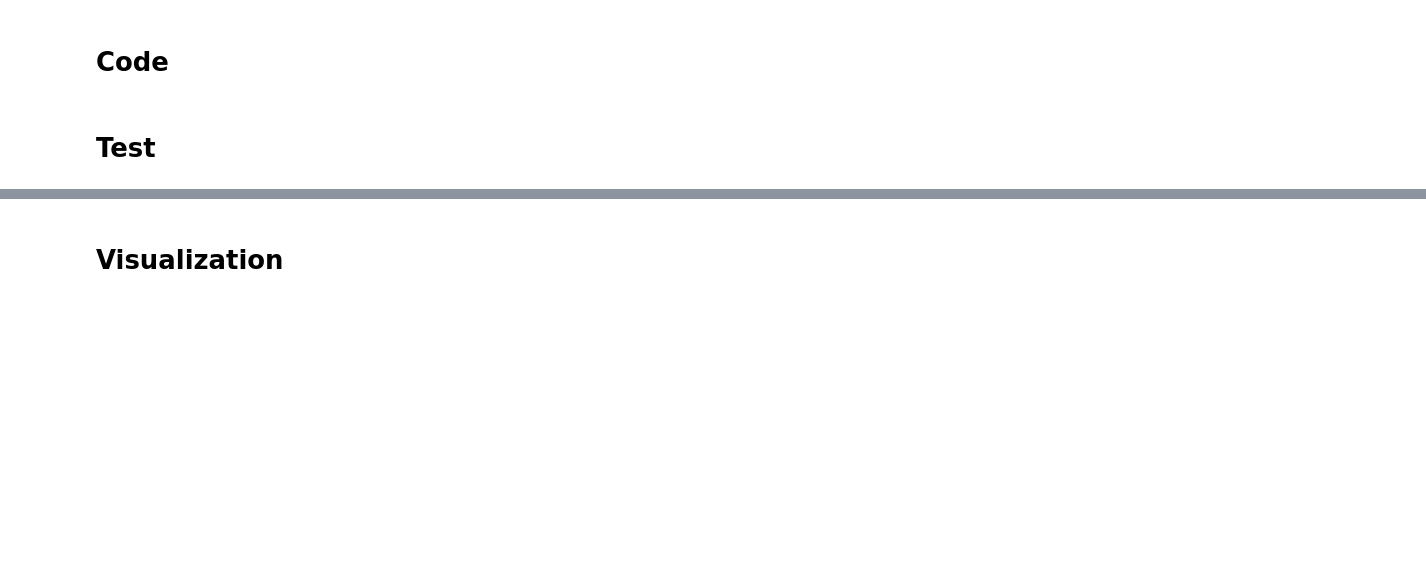
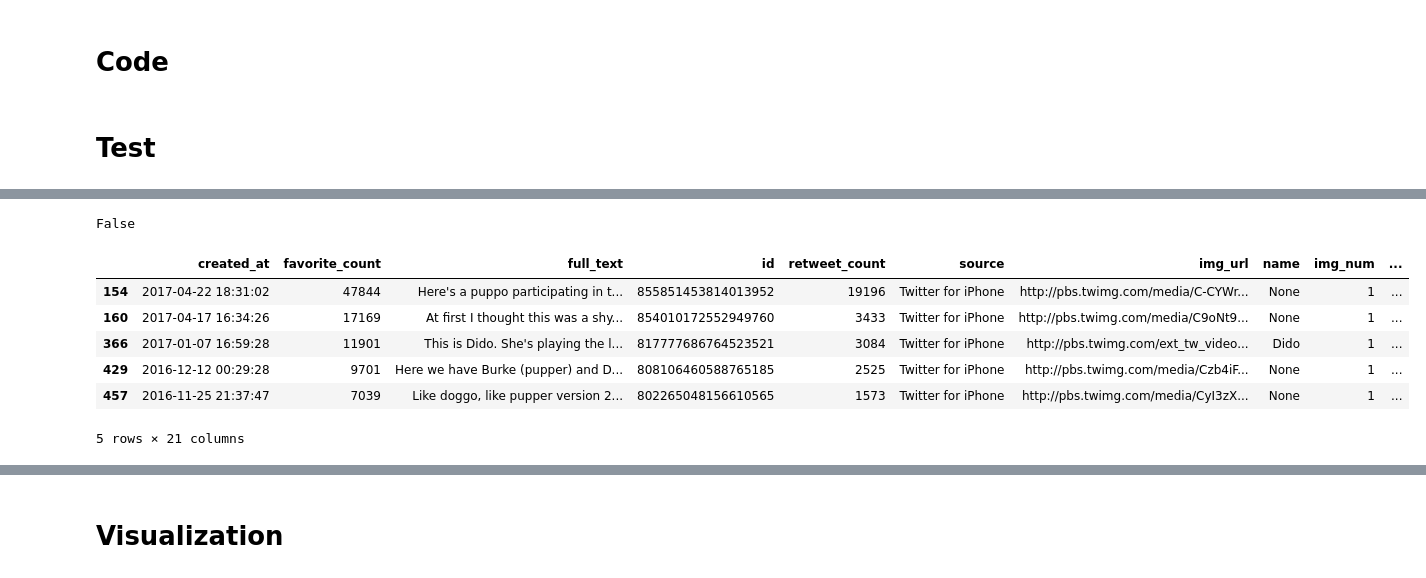
Before and after one commit to ZeadAlkhonein/Wrangle-and-Analyze-Data, a Jupyter notebook: wrangle_act.ipynb, the cells around one changed output, grey strips where cells are left out. Drawn from its saved outputs; the diff is of its cells as text; code cells hidden in the pictures; blank space fills up the shorter version.

```diff
--- a/wrangle_act.ipynb
+++ b/wrangle_act.ipynb
@@ -700,0 +1083,14 @@ new_df.head()
+# %%
+final_df['id'].isna().any()
+# %% [output]
+False
+# %%
+final_df.loc[final_df['Stage'] == 'Multiple'].head()
+# %% [output]
+|  | created_at | favorite_count | full_text | id | retweet_count | source | img_url | name | img_num | ... |
+| 154 | 2017-04-22 18:31:02 | 47844 | Here's a puppo participating in t... | 855851453814013952 | 19196 | Twitter for iPhone | http://pbs.twimg.com/media/C-CYWr... | None | 1 | ... |
+| 160 | 2017-04-17 16:34:26 | 17169 | At first I thought this was a shy... | 854010172552949760 | 3433 | Twitter for iPhone | http://pbs.twimg.com/media/C9oNt9... | None | 1 | ... |
+| 366 | 2017-01-07 16:59:28 | 11901 | This is Dido. She's playing the l... | 817777686764523521 | 3084 | Twitter for iPhone | http://pbs.twimg.com/ext_tw_video... | Dido | 1 | ... |
+| 429 | 2016-12-12 00:29:28 | 9701 | Here we have Burke (pupper) and D... | 808106460588765185 | 2525 | Twitter for iPhone | http://pbs.twimg.com/media/Czb4iF... | None | 1 | ... |
+| 457 | 2016-11-25 21:37:47 | 7039 | Like doggo, like pupper version 2... | 802265048156610565 | 1573 | Twitter for iPhone | http://pbs.twimg.com/media/CyI3zX... | None | 1 | ... |
+5 rows × 21 columns
```
Also changed, not shown: parts of 95 cells of this notebook, 3 other files.
